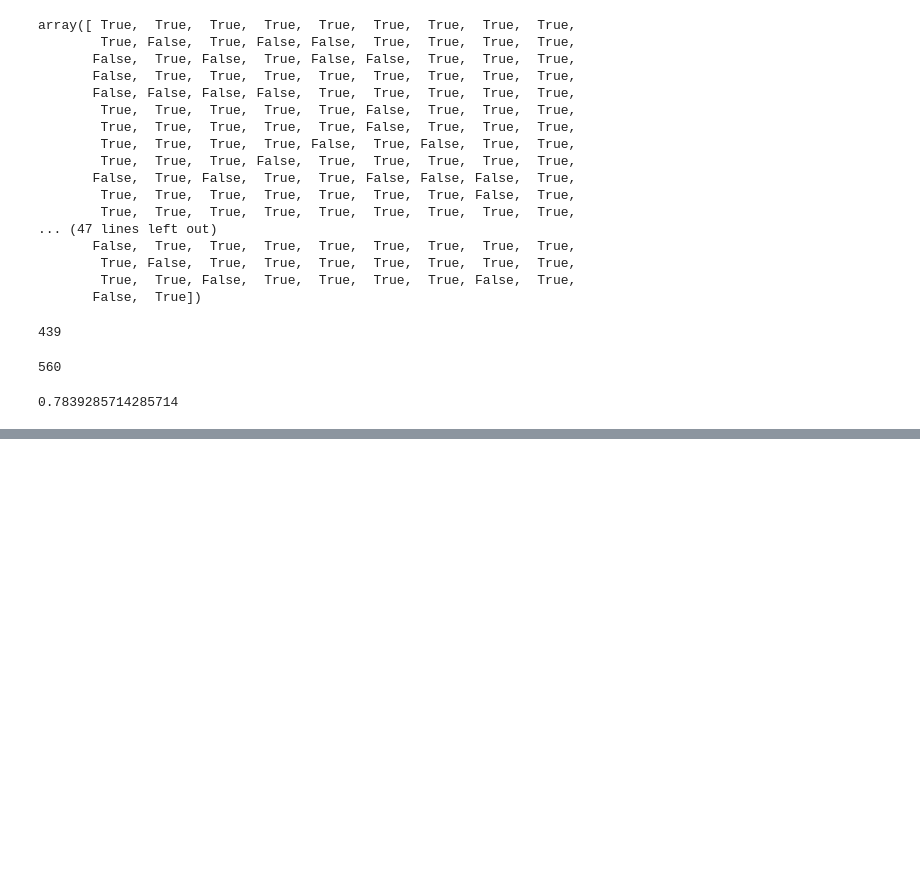
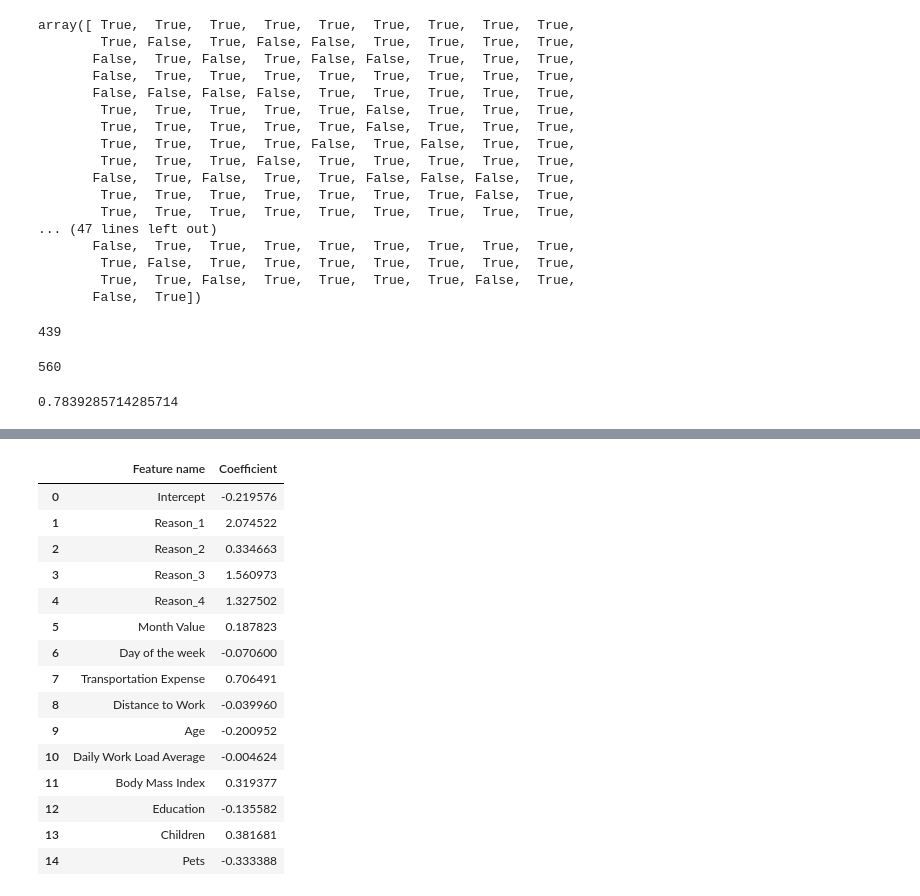
Before and after one commit to Kassaum/Absenteeism-Case-Study, a Jupyter notebook: Absenteeism_ML.ipynb, the cells around one changed output, grey strips where cells are left out. Drawn from its saved outputs; the diff is of its cells as text; code cells hidden in the pictures; blank space fills up the shorter version.

```diff
--- a/Absenteeism_ML.ipynb
+++ b/Absenteeism_ML.ipynb
@@ -269,0 +287,4 @@ np.sum((model_outputs == y_train)) / model_outputs.shape[0]
+# %%
+summary_table = pd.DataFrame (columns=['Feature name'], data = feature_name)
+# %%
+summary_table['Coefficient'] = np.transpose(reg.coef_)
@@ -269,0 +313,20 @@ np.sum((model_outputs == y_train)) / model_outputs.shape[0]
+# %%
+summary_table = summary_table.sort_index()
+summary_table
+# %% [output]
+|  | Feature name | Coefficient |
+| 0 | Intercept | -0.219576 |
+| 1 | Reason_1 | 2.074522 |
+| 2 | Reason_2 | 0.334663 |
+| 3 | Reason_3 | 1.560973 |
+| 4 | Reason_4 | 1.327502 |
+| 5 | Month Value | 0.187823 |
+| 6 | Day of the week | -0.070600 |
+| 7 | Transportation Expense | 0.706491 |
+| 8 | Distance to Work | -0.039960 |
+| 9 | Age | -0.200952 |
+| 10 | Daily Work Load Average | -0.004624 |
+| 11 | Body Mass Index | 0.319377 |
+| 12 | Education | -0.135582 |
+| 13 | Children | 0.381681 |
+| 14 | Pets | -0.333388 |
```
Also changed, not shown: parts of 19 cells of this notebook.
